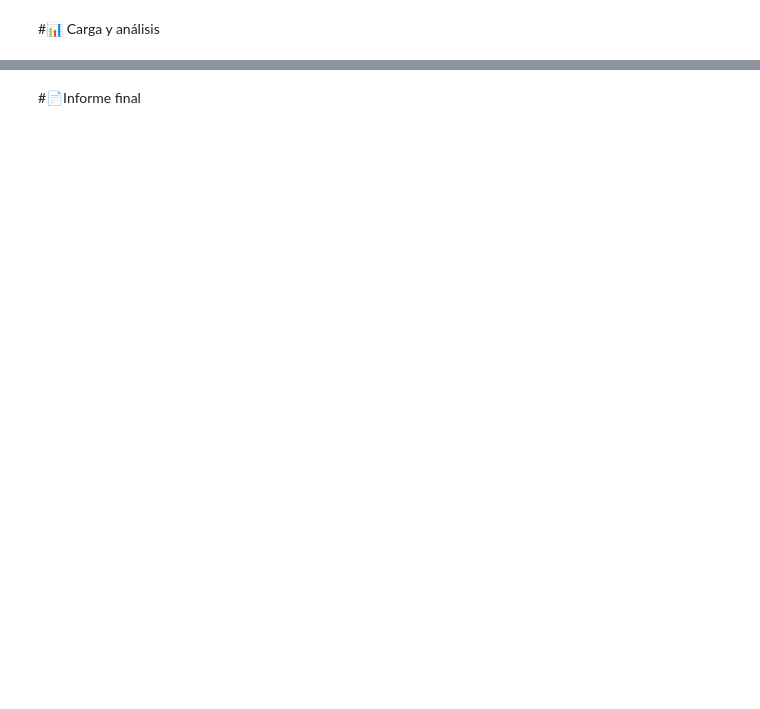
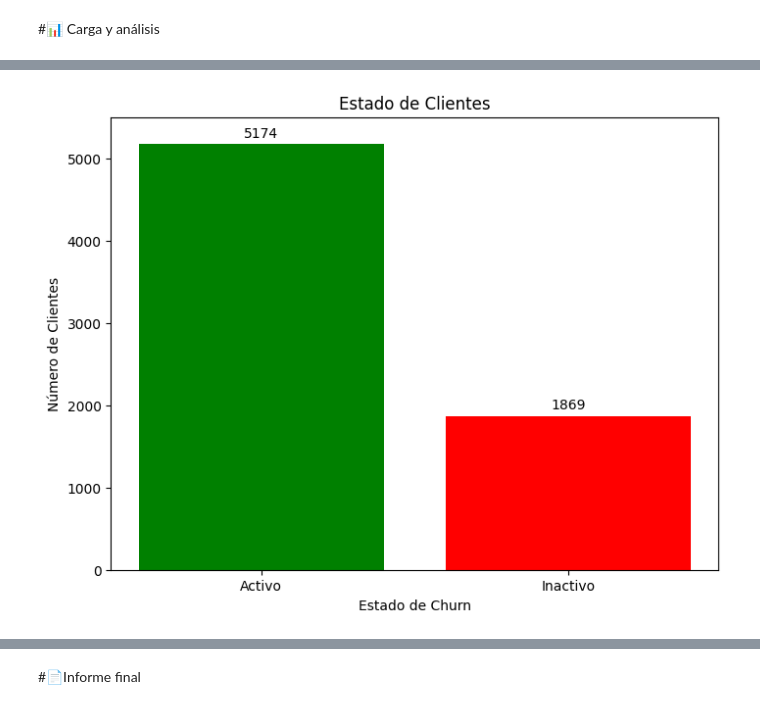
Before and after one commit to AlekJulM/TelecomX_Data-science-LATAM, a Jupyter notebook: TelecomX_LATAM.ipynb, the cells around one changed output, grey strips where cells are left out. Cells and saved outputs as stored; diff of their text form; code cells hidden in the pictures; blank space fills up the shorter version.

```diff
--- a/TelecomX_LATAM.ipynb
+++ b/TelecomX_LATAM.ipynb
@@ -112,0 +110,21 @@ a
+# %%
+# Gráfico comparativo de clientes
+churn_counts = df_limpio['Churn'].value_counts().sort_index()  # ordenar por índice
+
+plt.figure(figsize=(8, 6))
+bars = plt.bar(['Activo', 'Inactivo'],
+               churn_counts.values,
+               color=['green', 'red'])
+plt.title('Estado de Clientes')
+plt.ylabel('Número de Clientes')
+plt.ylim(0,5500)
+plt.xlabel('Estado de Churn')
+
+# Agregar valores encima de las barras
+for bar, value in zip(bars, churn_counts.values):
+    plt.text(bar.get_x() + bar.get_width()/2, bar.get_height() + 50,
+             str(value), ha='center', va='bottom')
+
+plt.show()
+# %% [output]
+[figure, added]
```
Also changed, not shown: parts of 5 cells of this notebook.
